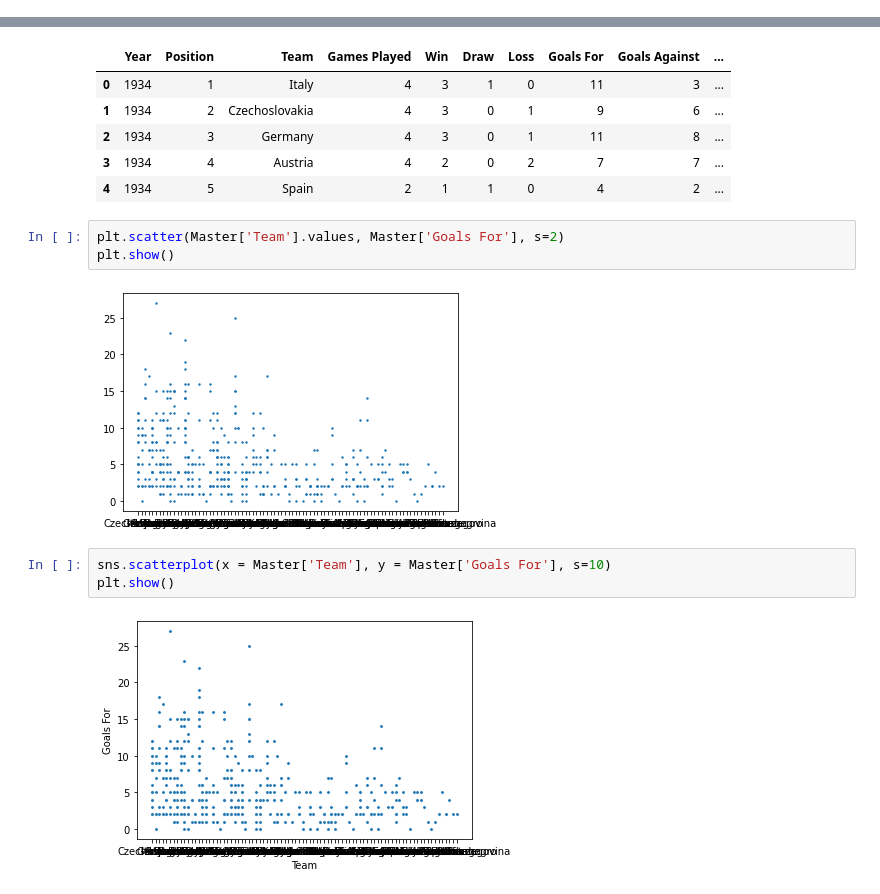
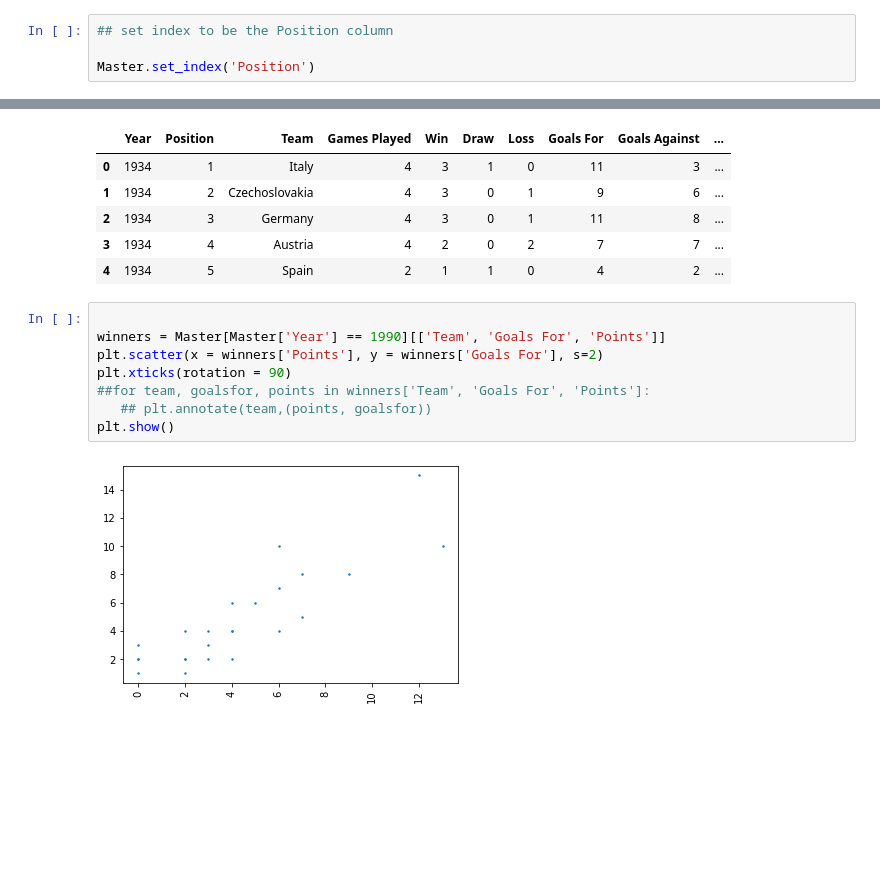
Before and after one commit to sward0311/DataAnalysis-UCD, a Jupyter notebook: Data Project.ipynb, the cells around one changed output, grey strips where cells are left out. Cells and saved outputs as stored; diff of their text form; blank space fills up the shorter version.

```diff
--- a/Data Project.ipynb
+++ b/Data Project.ipynb
@@ -224,0 +186,4 @@ print(Master)
+# %%
+## set index to be the Position column
+
+Master.set_index('Position')
@@ -370,12 +403,12 @@ Master.head()
 | 3 | 1934 | 4 | Austria | 4 | 2 | 0 | 2 | 7 | 7 | ... |
 | 4 | 1934 | 5 | Spain | 2 | 1 | 1 | 0 | 4 | 2 | ... |
 # %%
-plt.scatter(Master['Team'].values, Master['Goals For'], s=2)
+
+winners = Master[Master['Year'] == 1990][['Team', 'Goals For', 'Points']]
+plt.scatter(x = winners['Points'], y = winners['Goals For'], s=2)
+plt.xticks(rotation = 90)
+##for team, goalsfor, points in winners['Team', 'Goals For', 'Points']:
+   ## plt.annotate(team,(points, goalsfor))
 plt.show()
 # %% [output]
-[figure, old version]
+[figure, new version]
-# %%
-sns.scatterplot(x = Master['Team'], y = Master['Goals For'], s=10)
-plt.show()
-# %% [output]
-[figure, removed]
```
Also changed, not shown: parts of 25 cells of this notebook.
